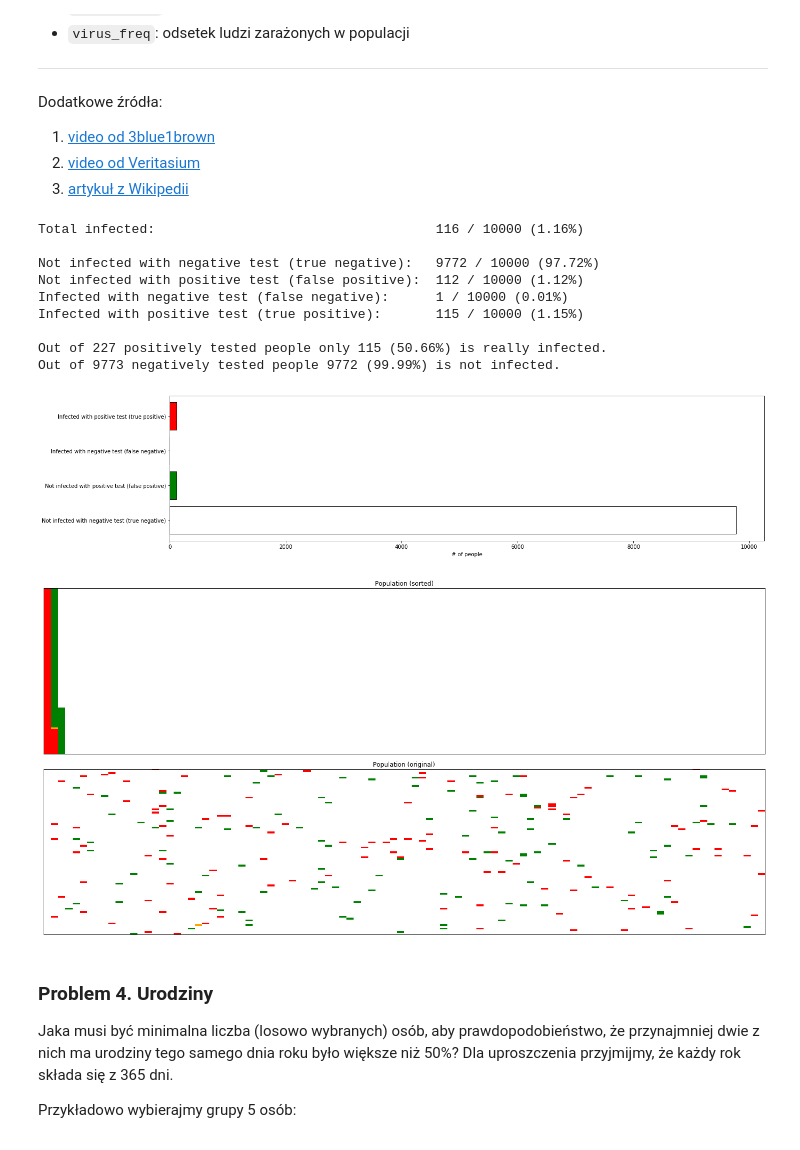
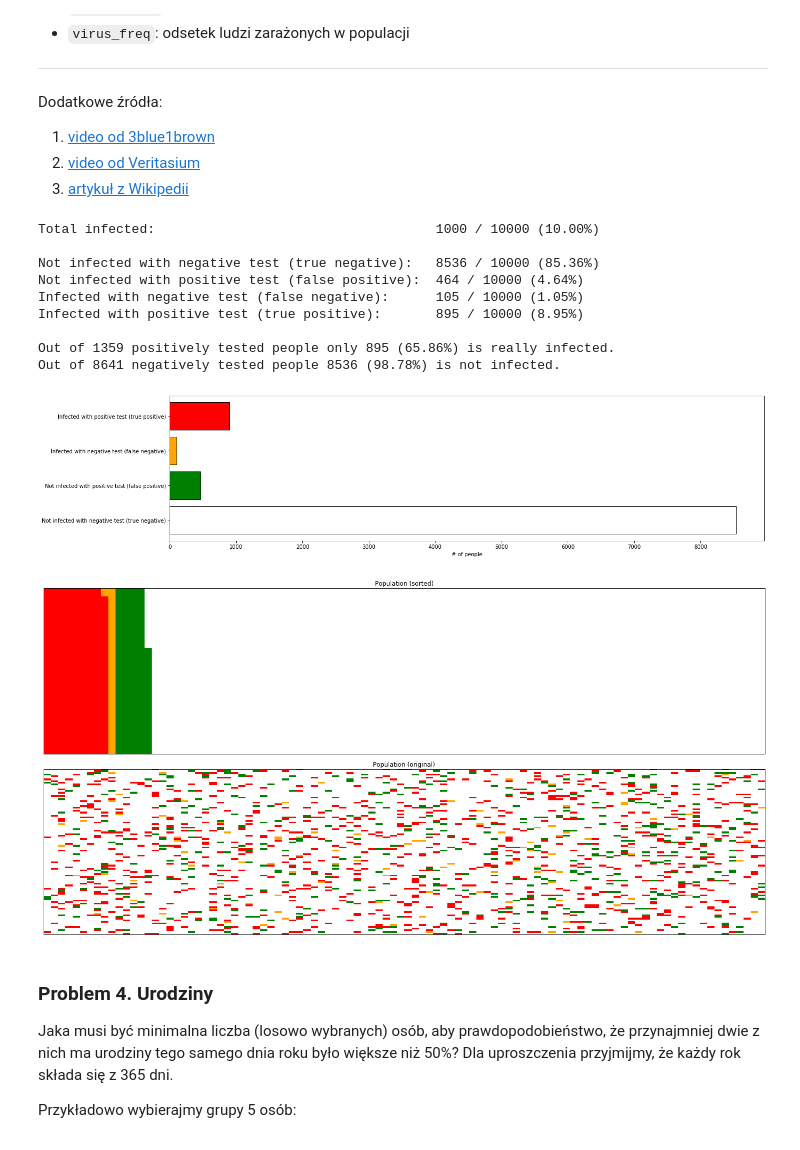
Before and after one commit to kbonna/sirp_materials, a Jupyter notebook: z1_zagadki_symulacje.ipynb, the cells around one changed output. Cells and saved outputs as stored; diff of their text form; code cells hidden in the pictures.

```diff
--- a/z1_zagadki_symulacje.ipynb
+++ b/z1_zagadki_symulacje.ipynb
@@ -278,9 +252,9 @@ Dodatkowe źródła:
 # %%
 ### Modify this part ##########################################################
 
-sensitivity = 0.99
-specificity = 0.99
-virus_freq = 0.01
+sensitivity = 0.9
+specificity = 0.95
+virus_freq = 0.1
 
 ###############################################################################
 from random import random
@@ -337,42 +311,42 @@ print(f'Out of {n_negative} negatively tested people ' \
 
 # Bar plot
 fig1, ax1 = plt.subplots(figsize=(20, 5), facecolor='w')
 
 ax1.barh(np.arange(4), outcome_types, edgecolor='k', color=['white', 'green', 'orange', 'red'])
 
 ax1.set_xlabel('# of people')
 plt.yticks(np.arange(4), labels.values())
 plt.show()
 
 # Population plot
 fig2, ax2 = plt.subplots(nrows=2, figsize=(20, 10), facecolor='w')
 
 cmap = colors.ListedColormap(['white', 'green', 'orange', 'red'])
 bounds = [-0.5, .5, 1.5, 2.5, 3.5]
 norm = colors.BoundaryNorm(bounds, cmap.N)
 
 ax2[0].imshow(np.fliplr(population_sorted.T), cmap=cmap, norm=norm, aspect='auto')
 ax2[0].set_title('Population (sorted)')
 ax2[1].imshow(population, cmap=cmap, norm=norm, aspect='auto')
 ax2[1].set_title('Population (original)')
 
 for ax in ax2:
     ax.set_xticks([], [])
     ax.set_yticks([], [])
 
 plt.tight_layout()
 # %% [output]
-Total infected:                                    116 / 10000 (1.16%)
+Total infected:                                    1000 / 10000 (10.00%)
 
-Not infected with negative test (true negative):   9772 / 10000 (97.72%)
-Not infected with positive test (false positive):  112 / 10000 (1.12%)
-Infected with negative test (false negative):      1 / 10000 (0.01%)
-Infected with positive test (true positive):       115 / 10000 (1.15%)
+Not infected with negative test (true negative):   8536 / 10000 (85.36%)
+Not infected with positive test (false positive):  464 / 10000 (4.64%)
+Infected with negative test (false negative):      105 / 10000 (1.05%)
+Infected with positive test (true positive):       895 / 10000 (8.95%)
 
-Out of 227 positively tested people only 115 (50.66%) is really infected.
-Out of 9773 negatively tested people 9772 (99.99%) is not infected.
+Out of 1359 positively tested people only 895 (65.86%) is really infected.
+Out of 8641 negatively tested people 8536 (98.78%) is not infected.
-[figure, old version]
+[figure, new version]
-[figure, old version]
+[figure, new version]
 # %% [markdown]
 ### Problem 4. Urodziny
 
```
Also changed, not shown: parts of 4 cells of this notebook, 1 other file.
